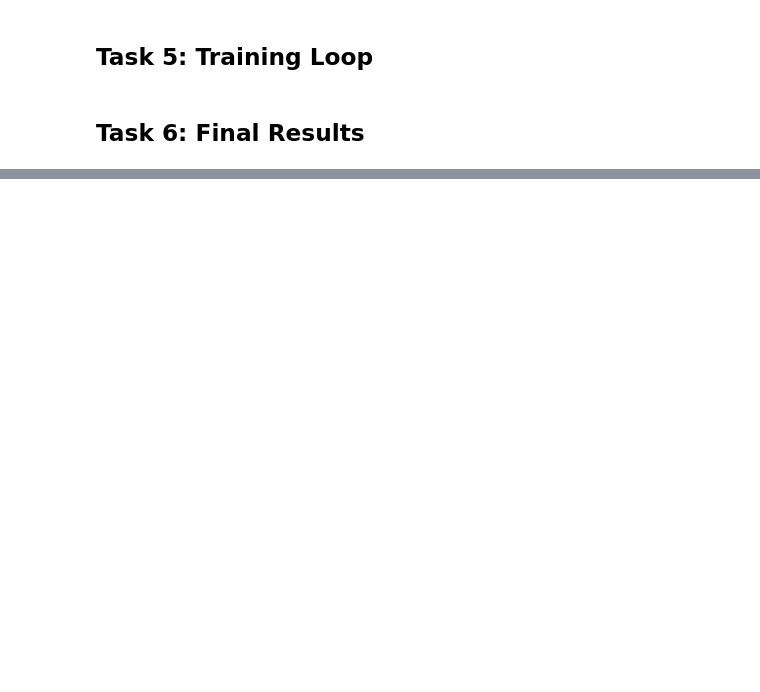
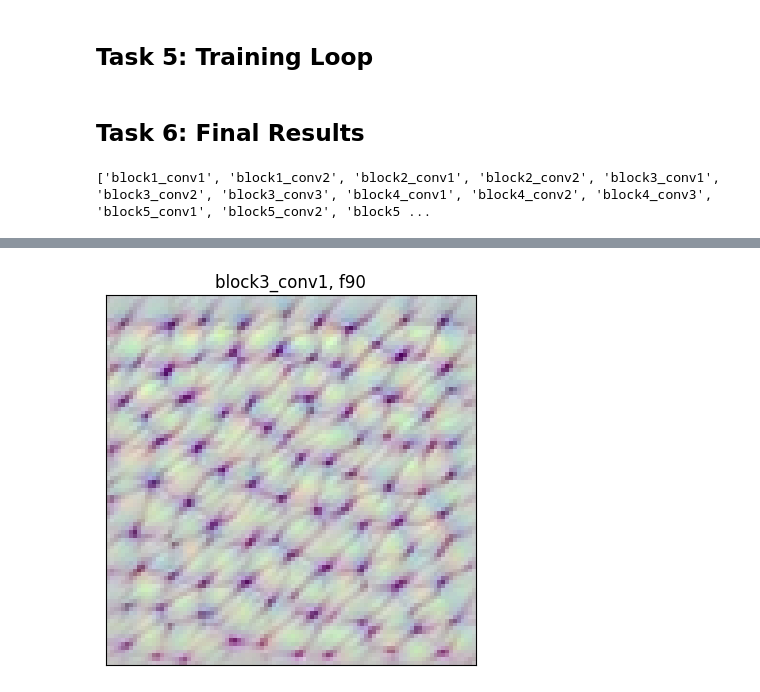
Before and after one commit to cppTerminal/ML_Algorithms, a Jupyter notebook: Visualizing_Filters_of_a_CNN_Starter.ipynb, the cells around one changed output, grey strips where cells are left out. Drawn from its saved outputs; the diff is of its cells as text; code cells hidden in the pictures; blank space fills up the shorter version.

```diff
--- a/Visualizing_Filters_of_a_CNN_Starter.ipynb
+++ b/Visualizing_Filters_of_a_CNN_Starter.ipynb
@@ -19,4 +90,36 @@ print('Tensorflow version', tf.__version__)
 # %% [markdown]
 ## Task 5: Training Loop
+# %%
+def visualize_filter(layer_name, f_index = None, iter=50):
+  submodel = get_submodel(layer_name)
+  num_filter = submodel.output.shape[-1]
+
+  if f_index is None:
+    f_index = random.randint(0, num_filter - 1)
+
+  #assert num_filter > f_index, 'f_index is out of bounds'
+
+  image = create_image()
+  verbose_step = int(iter / 10)
+  for i in range(0, iter):
+    with tf.GradientTape() as tape:
+      tape.watch(image)
+      out = submodel(tf.expand_dims(image, axis = 0))[:,:,:,f_index]
+      loss = tf.math.reduce_mean(out)
+    grad = tape.gradient(loss, image)
+    grad = tf.math.l2_normalize(grad)
+    image += grad * 10
+
+    if (i+1) % verbose_step == 0:
+      print(f'Iteration : {i+1}, Loss: {loss.numpy():.4f}')
+  plot_image(image, f'{layer_name}, f{f_index}')
 # %% [markdown]
 ## Task 6: Final Results
+# %%
+print([layer.name for layer in model.layers if 'conv' in layer.name])
+# %% [output]
+['block1_conv1', 'block1_conv2', 'block2_conv1', 'block2_conv2', 'block3_conv1', 'block3_conv2', 'block3_conv3', 'block4_conv1', 'block4_conv2', 'block4_conv3', 'block5_conv1', 'block5_conv2', 'block5 ...
+# %%
+layer_name = 'block3_conv1' #@param ['block1_conv1', 'block1_conv2', 'block2_conv1', 'block2_conv2', 'block3_conv1', 'block3_conv2', 'block3_conv3', 'block4_conv1', 'block4_conv2', 'block4_conv3', 'block5_conv1', 'block5_conv2', 'block5_conv3']
+visualize_filter(layer_name, iter=200)
+# %% [output]
@@ -22,0 +136 @@ print('Tensorflow version', tf.__version__)
+[figure, added]
```
Also changed, not shown: parts of 6 cells of this notebook.
